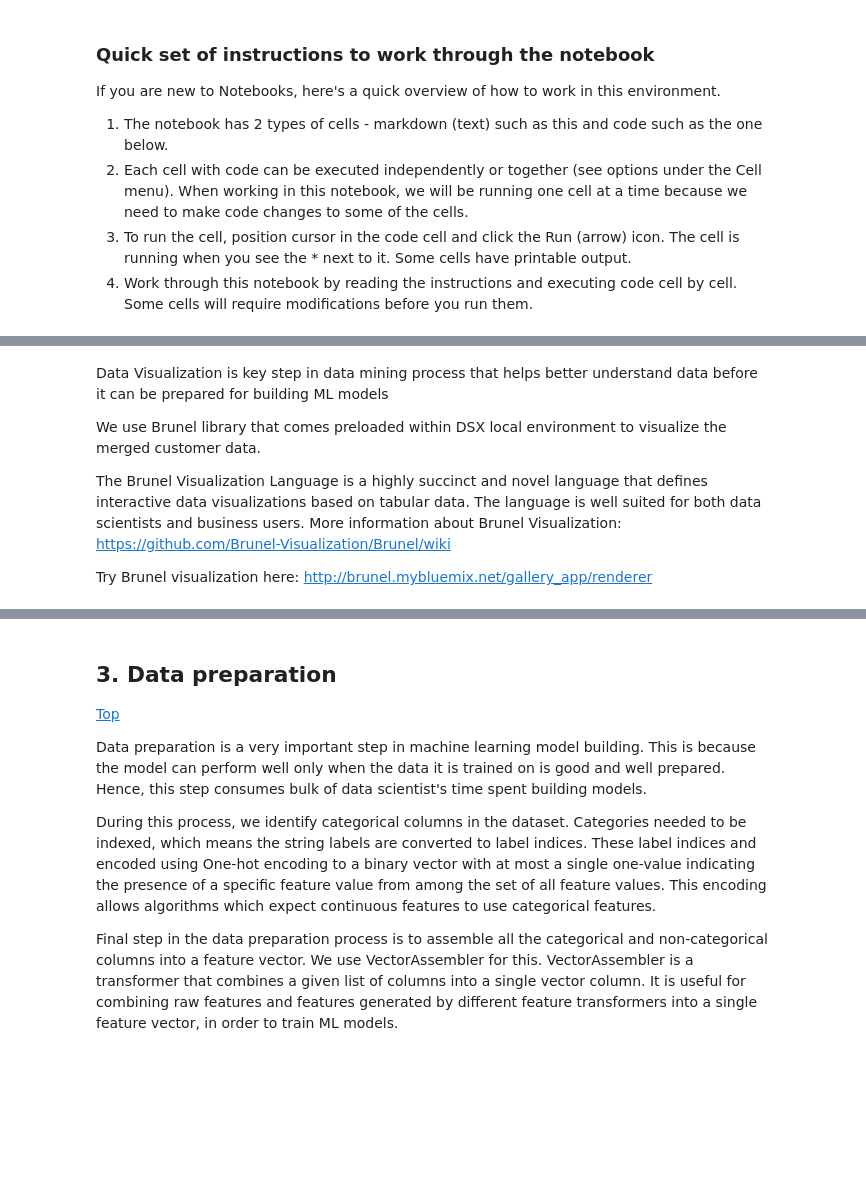
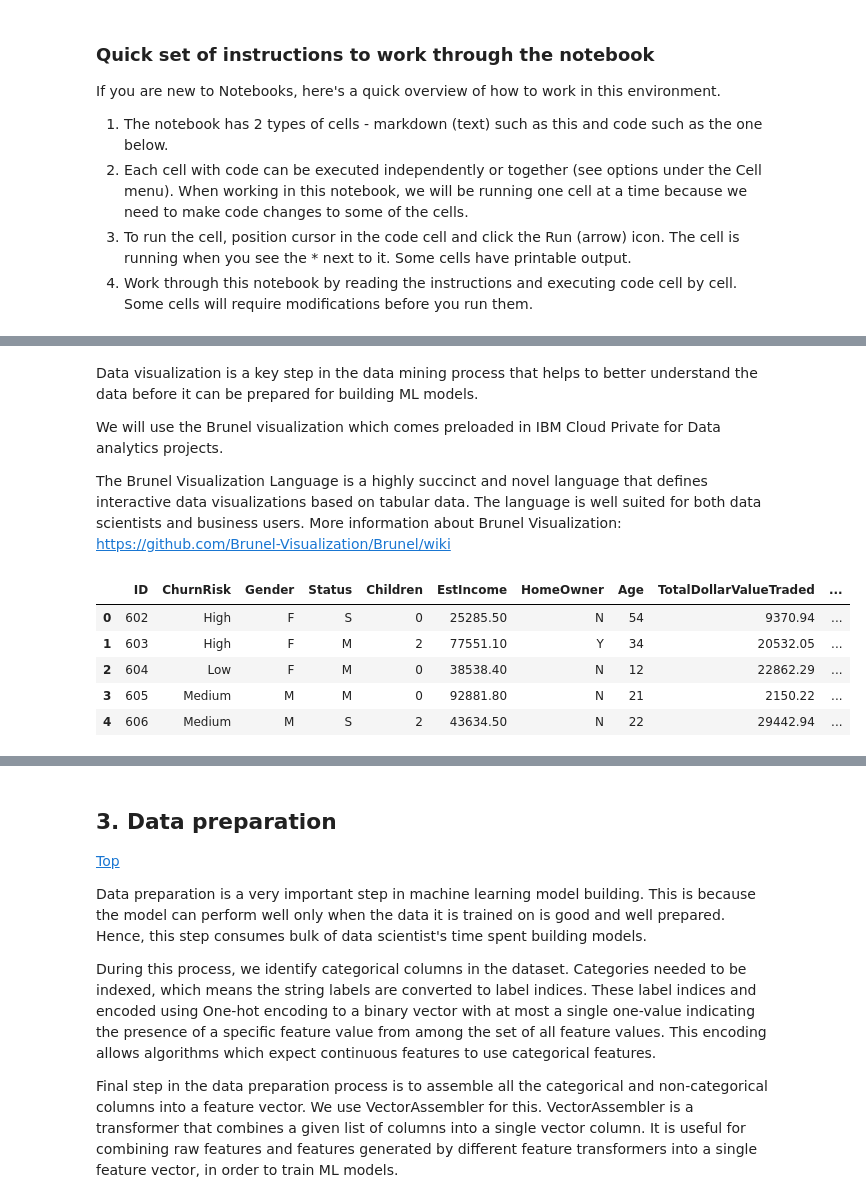
Before and after one commit to IBM/icp4d-customer-churn-classifier, a Jupyter notebook: examples/TradingCustomerChurnClassifierSparkML.jupyter-py36.ipynb, the cells around one changed output, grey strips where cells are left out. Cells and saved outputs as stored; diff of their text form; code cells hidden in the pictures; blank space fills up the shorter version.

```diff
--- a/examples/TradingCustomerChurnClassifierSparkML.jupyter-py36.ipynb
+++ b/examples/TradingCustomerChurnClassifierSparkML.jupyter-py36.ipynb
@@ -100,8 +107,6 @@ Interface comes up with a generic name and it is good practice to rename the dat
 # %% [markdown]
-Data Visualization is key step in data mining process that helps better understand data before it can be prepared for building ML models
+Data visualization is a key step in the data mining process that helps to better understand the data before it can be prepared for building ML models.
 
-We use Brunel library that comes preloaded within DSX local environment to visualize the merged customer data.
+We will use the Brunel visualization which comes preloaded in IBM Cloud Private for Data analytics projects.
 
 The Brunel Visualization Language is a highly succinct and novel language that defines interactive data visualizations based on tabular data. The language is well suited for both data scientists and business users. More information about Brunel Visualization: https://github.com/Brunel-Visualization/Brunel/wiki
-
-Try Brunel visualization here: http://brunel.mybluemix.net/gallery_app/renderer
@@ -110,3 +113,15 @@ df_churn_pd = df_churn.toPandas()
+# %%
+# Load the Spark DataFrame in to a pandas DataFrame
+df_churn = df_churn.filter("ChurnRisk!='ChurnR'")  # Filter out CSV header.
+df_churn_pd = df_churn.toPandas()
+df_churn_pd.head(5)
+# %% [output]
+|  | ID | ChurnRisk | Gender | Status | Children | EstIncome | HomeOwner | Age | TotalDollarValueTraded | ... |
+| 0 | 602 | High | F | S | 0 | 25285.50 | N | 54 | 9370.94 | ... |
+| 1 | 603 | High | F | M | 2 | 77551.10 | Y | 34 | 20532.05 | ... |
+| 2 | 604 | Low | F | M | 0 | 38538.40 | N | 12 | 22862.29 | ... |
+| 3 | 605 | Medium | M | M | 0 | 92881.80 | N | 21 | 2150.22 | ... |
+| 4 | 606 | Medium | M | S | 2 | 43634.50 | N | 22 | 29442.94 | ... |
 # %%
 %brunel data('df_churn_pd') stack polar bar x(CHURNRISK) y(#count) color(CHURNRISK) bar tooltip(#all)
 # %% [output]
```
Also changed, not shown: parts of 15 cells of this notebook, 3 other files.
